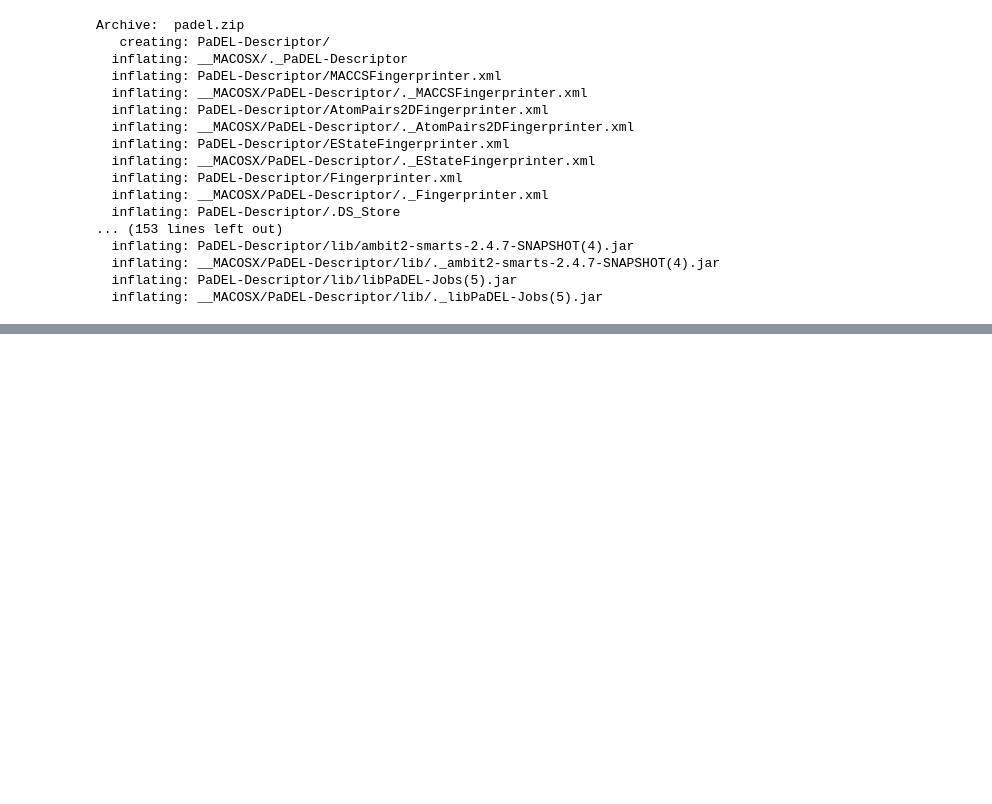
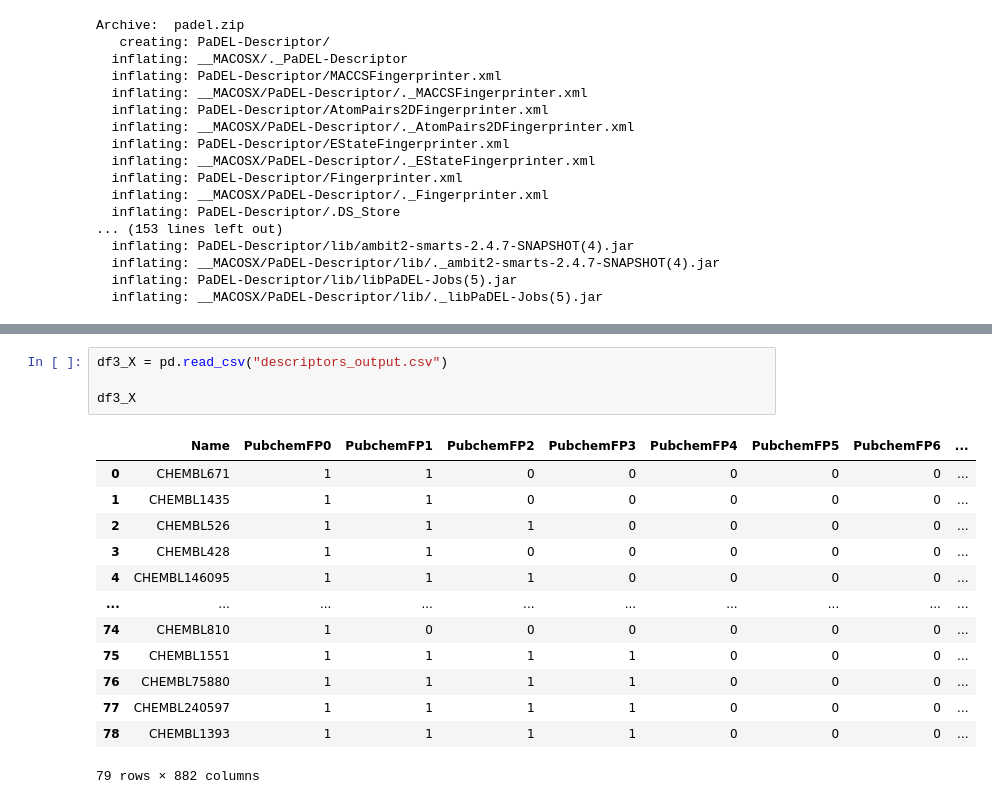
Before and after one commit to WendiYang7/protein_activity_modelling, a Jupyter notebook: descriptor_calculation.ipynb, the cells around one changed output, grey strips where cells are left out. Drawn from its saved outputs; the diff is of its cells as text; blank space fills up the shorter version.

```diff
--- a/descriptor_calculation.ipynb
+++ b/descriptor_calculation.ipynb
@@ -51,0 +114,18 @@ Archive:  padel.zip
+# %%
+df3_X = pd.read_csv("descriptors_output.csv")
+
+df3_X
+# %% [output]
+|  | Name | PubchemFP0 | PubchemFP1 | PubchemFP2 | PubchemFP3 | PubchemFP4 | PubchemFP5 | PubchemFP6 | ... |
+| 0 | CHEMBL671 | 1 | 1 | 0 | 0 | 0 | 0 | 0 | ... |
+| 1 | CHEMBL1435 | 1 | 1 | 0 | 0 | 0 | 0 | 0 | ... |
+| 2 | CHEMBL526 | 1 | 1 | 1 | 0 | 0 | 0 | 0 | ... |
+| 3 | CHEMBL428 | 1 | 1 | 0 | 0 | 0 | 0 | 0 | ... |
+| 4 | CHEMBL146095 | 1 | 1 | 1 | 0 | 0 | 0 | 0 | ... |
+| ... | ... | ... | ... | ... | ... | ... | ... | ... | ... |
+| 74 | CHEMBL810 | 1 | 0 | 0 | 0 | 0 | 0 | 0 | ... |
+| 75 | CHEMBL1551 | 1 | 1 | 1 | 1 | 0 | 0 | 0 | ... |
+| 76 | CHEMBL75880 | 1 | 1 | 1 | 1 | 0 | 0 | 0 | ... |
+| 77 | CHEMBL240597 | 1 | 1 | 1 | 1 | 0 | 0 | 0 | ... |
+| 78 | CHEMBL1393 | 1 | 1 | 1 | 1 | 0 | 0 | 0 | ... |
+79 rows × 882 columns
```
Also changed, not shown: parts of 12 cells of this notebook.
